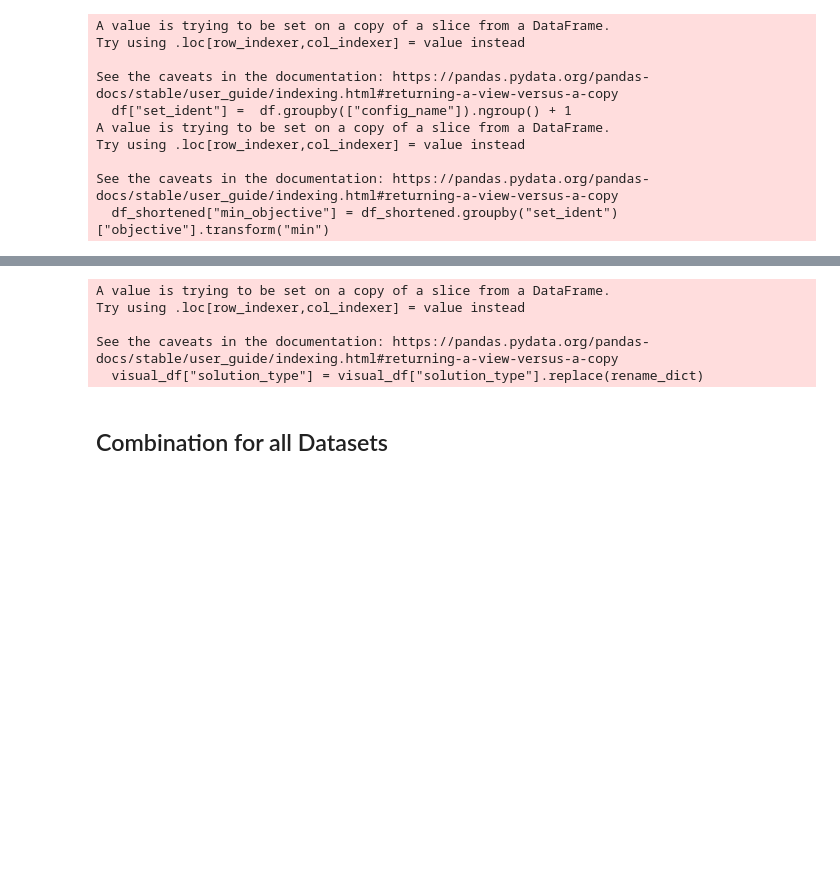
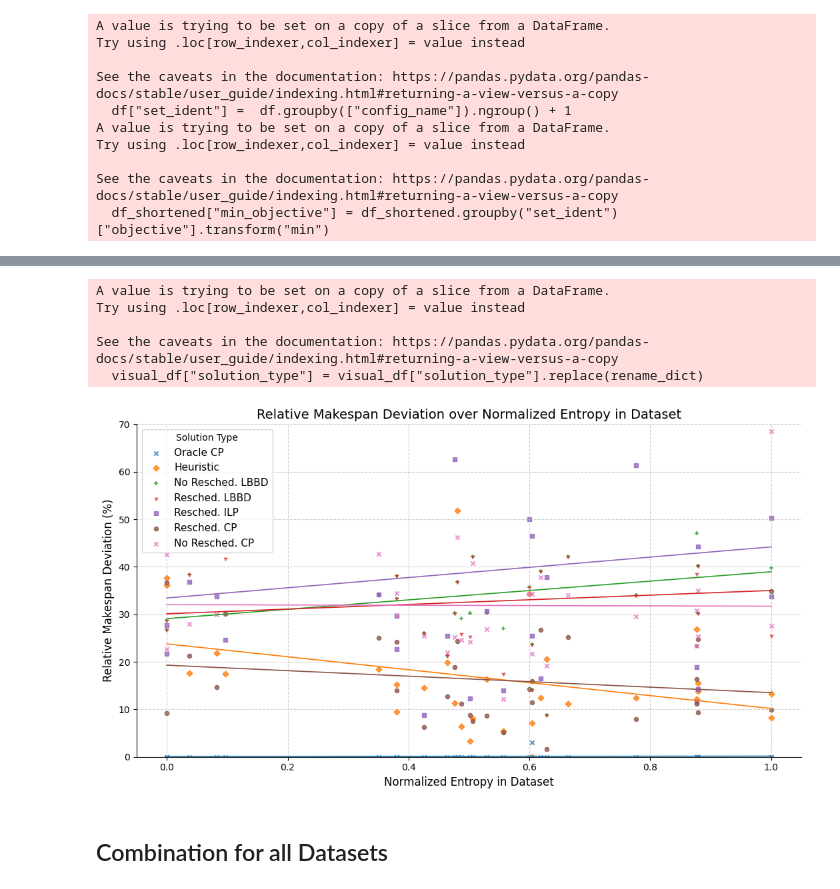
Before and after one commit to Schlixmann/ra_pst_py, a Jupyter notebook: evaluation.ipynb, the cells around one changed output, grey strips where cells are left out. Drawn from its saved outputs; the diff is of its cells as text; code cells hidden in the pictures; blank space fills up the shorter version.

```diff
--- a/evaluation.ipynb
+++ b/evaluation.ipynb
@@ -450,35 +449,36 @@ plot =sns.lmplot(
     y="relative_makespan_deviation",
     hue="solution_type",
     markers=[marker_dict[s] for s in visual_df["solution_type"].unique()],
     scatter_kws={'s': 20, 'alpha': 0.8},  # Customize scatter points
     line_kws={'linewidth': 1.25},  # Customize trend line
     ci=None,  # Disable confidence intervals
     height=6,  # Size of the plot
     aspect=1.5,  # Aspect ratio
 )
 
 # exclude one point of ILP from representation
-plt.ylim(0, 100)
+plt.ylim(0, 70)
 # Add labels and title
 # Remove extra legends
 plot._legend.remove()
 plt.xlabel("Normalized Entropy in Dataset", fontsize=12)
 plt.ylabel("Relative Makespan Deviation (%)", fontsize=12)
 plt.title("Relative Makespan Deviation over Normalized Entropy in Dataset", fontsize=14)
-plt.legend(title="Solution Type", fontsize=11, loc='upper right', bbox_to_anchor=(1, 1))
+plt.legend(title="Solution Type", fontsize=11, loc='upper left', bbox_to_anchor=(0, 1))
 plt.grid(True, linestyle="--", alpha=0.6)
 plt.tight_layout()
 if SHOW_FIGURES:
     plt.show
 else:
     plt.savefig("makespan_def_entropy.pdf", format="pdf", bbox_inches="tight")
     plt.savefig("makespan_def_entropy.pgf", format="pgf", bbox_inches="tight")
 # %% [output]
 A value is trying to be set on a copy of a slice from a DataFrame.
 Try using .loc[row_indexer,col_indexer] = value instead
 
 See the caveats in the documentation: https://pandas.pydata.org/pandas-docs/stable/user_guide/indexing.html#returning-a-view-versus-a-copy
   visual_df["solution_type"] = visual_df["solution_type"].replace(rename_dict)
+[figure, added]
 # %% [markdown]
 ## Combination for all Datasets
 # %%
```
Also changed, not shown: parts of 10 cells of this notebook.
